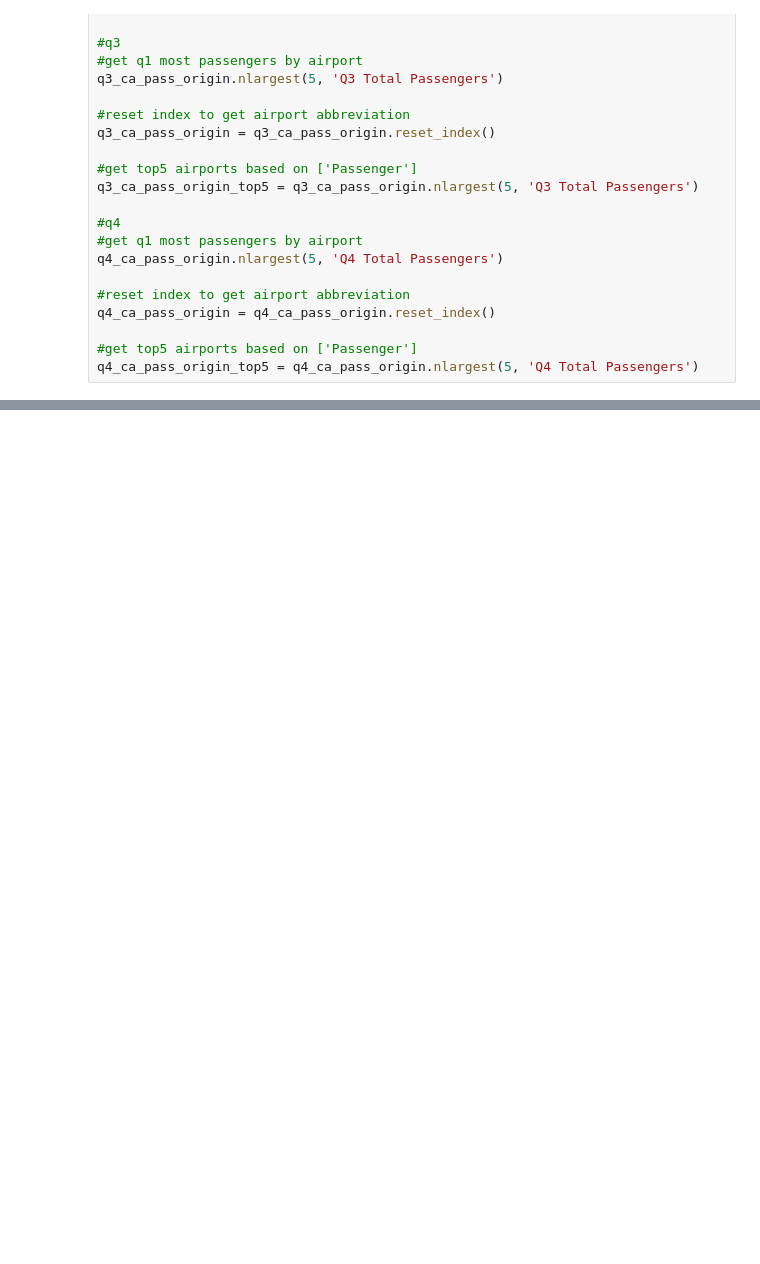
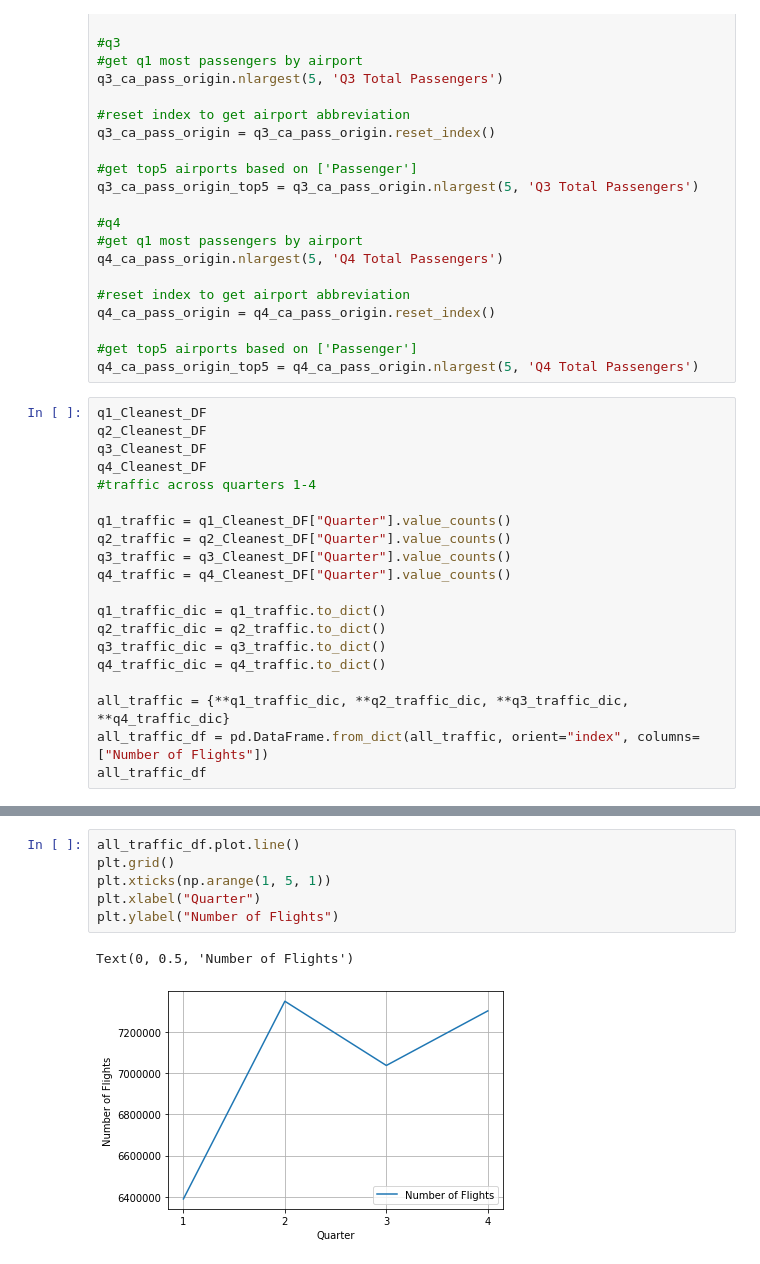
Before and after one commit to feelingrimm/DataProject1_Repo, a Jupyter notebook: condensed_code_AlF.ipynb, the cells around one changed output, grey strips where cells are left out. Saved outputs shown, nothing was run; the diff lists cells and outputs as text; blank space fills up the shorter version.

Commit message:
has the traffic over time data added at end

```diff
--- a/condensed_code_AlF.ipynb
+++ b/condensed_code_AlF.ipynb
@@ -790,3 +820,23 @@ q4_ca_pass_origin = q4_ca_pass_origin.reset_index()
 
 #get top5 airports based on ['Passenger']
 q4_ca_pass_origin_top5 = q4_ca_pass_origin.nlargest(5, 'Q4 Total Passengers')
+# %%
+q1_Cleanest_DF
+q2_Cleanest_DF
+q3_Cleanest_DF
+q4_Cleanest_DF
+#traffic across quarters 1-4
+
+q1_traffic = q1_Cleanest_DF["Quarter"].value_counts()
+q2_traffic = q2_Cleanest_DF["Quarter"].value_counts()
+q3_traffic = q3_Cleanest_DF["Quarter"].value_counts()
+q4_traffic = q4_Cleanest_DF["Quarter"].value_counts()
+
+q1_traffic_dic = q1_traffic.to_dict()
+q2_traffic_dic = q2_traffic.to_dict()
+q3_traffic_dic = q3_traffic.to_dict()
+q4_traffic_dic = q4_traffic.to_dict()
+
+all_traffic = {**q1_traffic_dic, **q2_traffic_dic, **q3_traffic_dic, **q4_traffic_dic}
+all_traffic_df = pd.DataFrame.from_dict(all_traffic, orient="index", columns=["Number of Flights"])
+all_traffic_df
@@ -792,0 +849,9 @@ q4_ca_pass_origin_top5 = q4_ca_pass_origin.nlargest(5, 'Q4 Total Passengers')
+# %%
+all_traffic_df.plot.line()
+plt.grid()
+plt.xticks(np.arange(1, 5, 1))
+plt.xlabel("Quarter")
+plt.ylabel("Number of Flights")
+# %% [output]
+Text(0, 0.5, 'Number of Flights')
+[figure, added]
```
Also changed, not shown: parts of 9 cells of this notebook.
